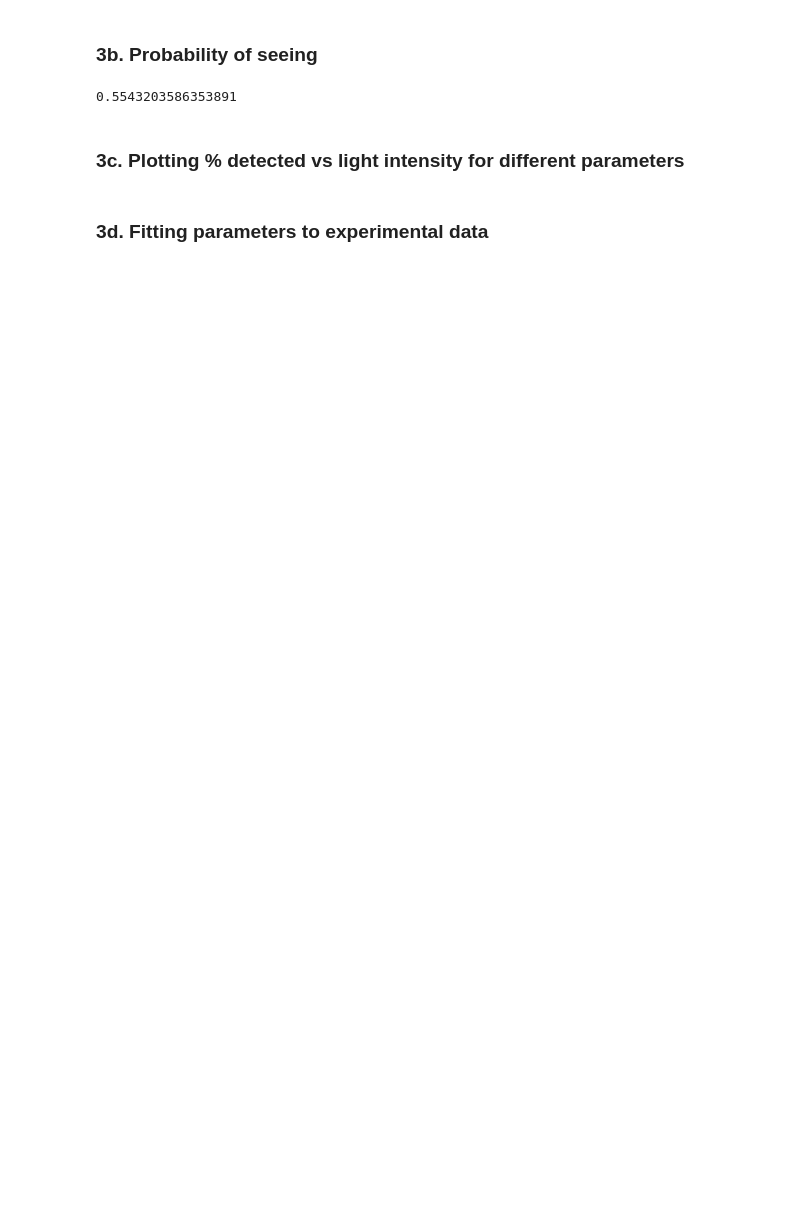
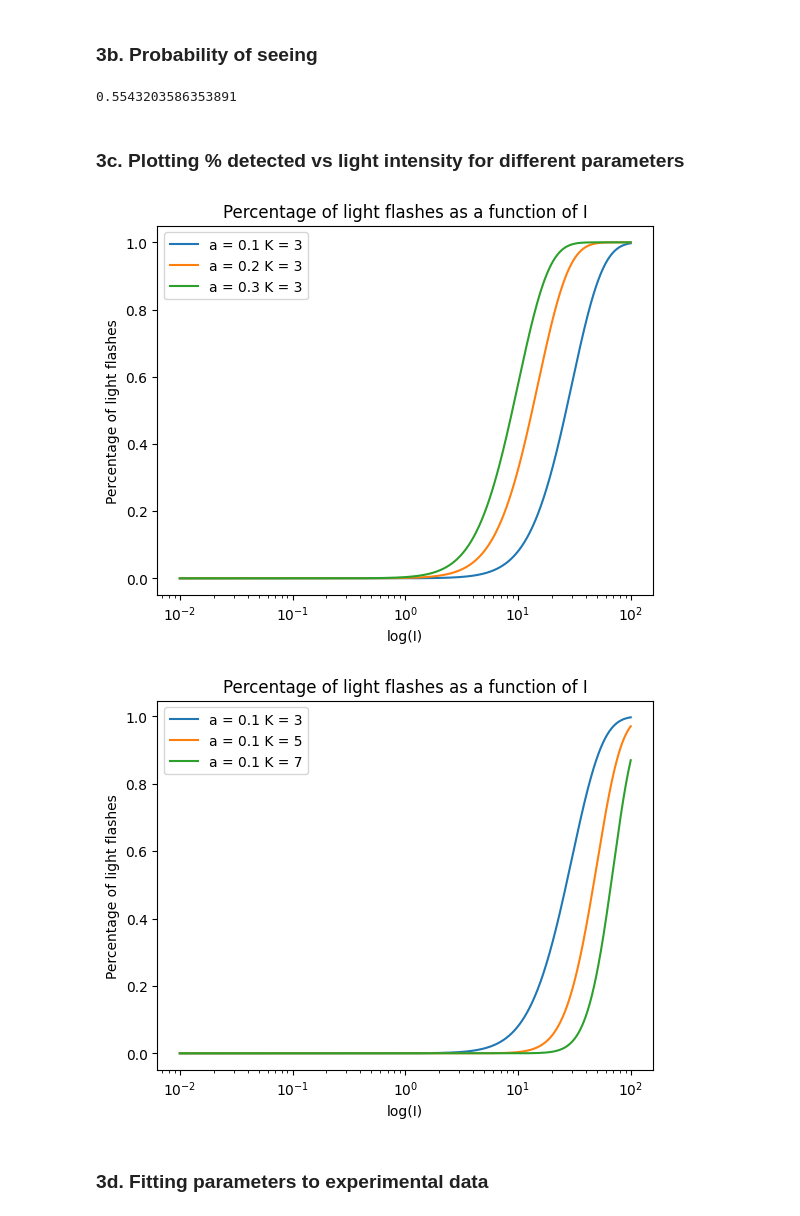
Before and after one commit to hwelch/computational_perception, a Jupyter notebook: A2/A2b/A2b_hjw36.ipynb, the cells around one changed output. Drawn from its saved outputs; the diff is of its cells as text; code cells hidden in the pictures; blank space fills up the shorter version.

```diff
--- a/A2/A2b/A2b_hjw36.ipynb
+++ b/A2/A2b/A2b_hjw36.ipynb
@@ -64,5 +65,13 @@ probseeing(100)
 0.5543203586353891
 # %% [markdown]
 ### 3c. Plotting % detected vs light intensity for different parameters
+# %%
+from dim_flash import plotdetectioncurve
+
+plotdetectioncurve(a=[0.1, 0.2, 0.3], K=[3, 3, 3])
+plotdetectioncurve(a=[0.1, 0.1, 0.1], K = [3, 5, 7])
+# %% [output]
+[figure, added]
+[figure, added]
 # %% [markdown]
 ### 3d. Fitting parameters to experimental data
```
Also changed, not shown: parts of 5 cells of this notebook, 13 other files.
